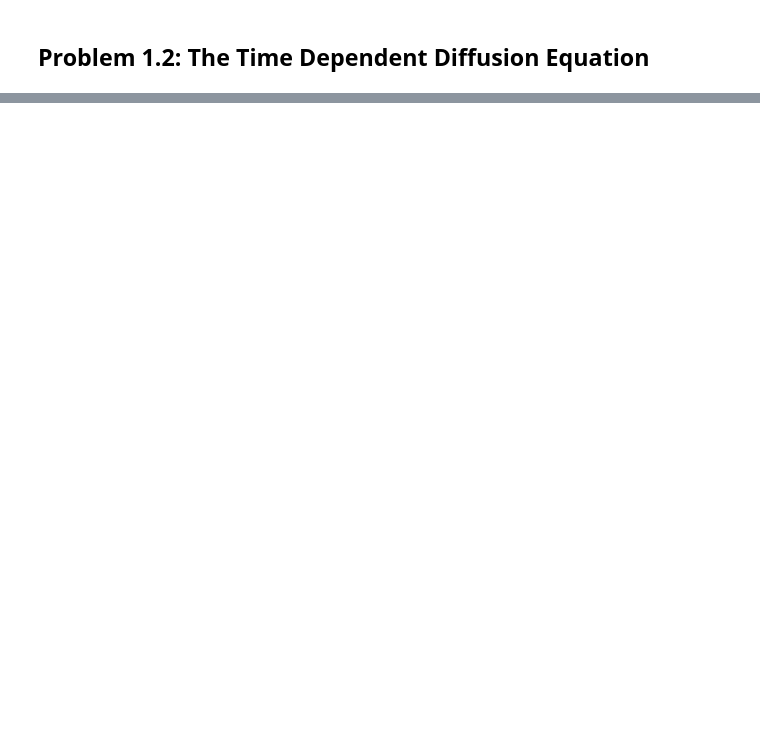
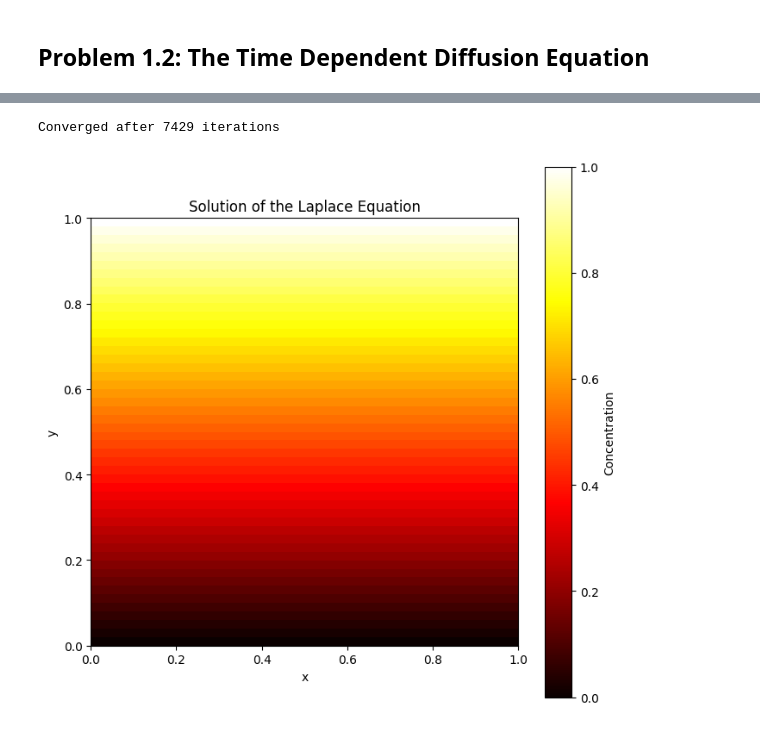
Before and after one commit to shaniasinha/scientific-computing-group-1, a Jupyter notebook: set1.ipynb, the cells around one changed output, grey strips where cells are left out. Drawn from its saved outputs; the diff is of its cells as text; code cells hidden in the pictures; blank space fills up the shorter version.

```diff
--- a/set1.ipynb
+++ b/set1.ipynb
@@ -118,0 +113,7 @@ solver.plot_solution()
+# %%
+solver_gs = GaussSeidelIteration(N=50)
+solver_gs.solve()
+solver_gs.plot_solution()
+# %% [output]
+Converged after 7429 iterations
+[figure, added]
```
Also changed, not shown: parts of 8 cells of this notebook, 10 other files.
